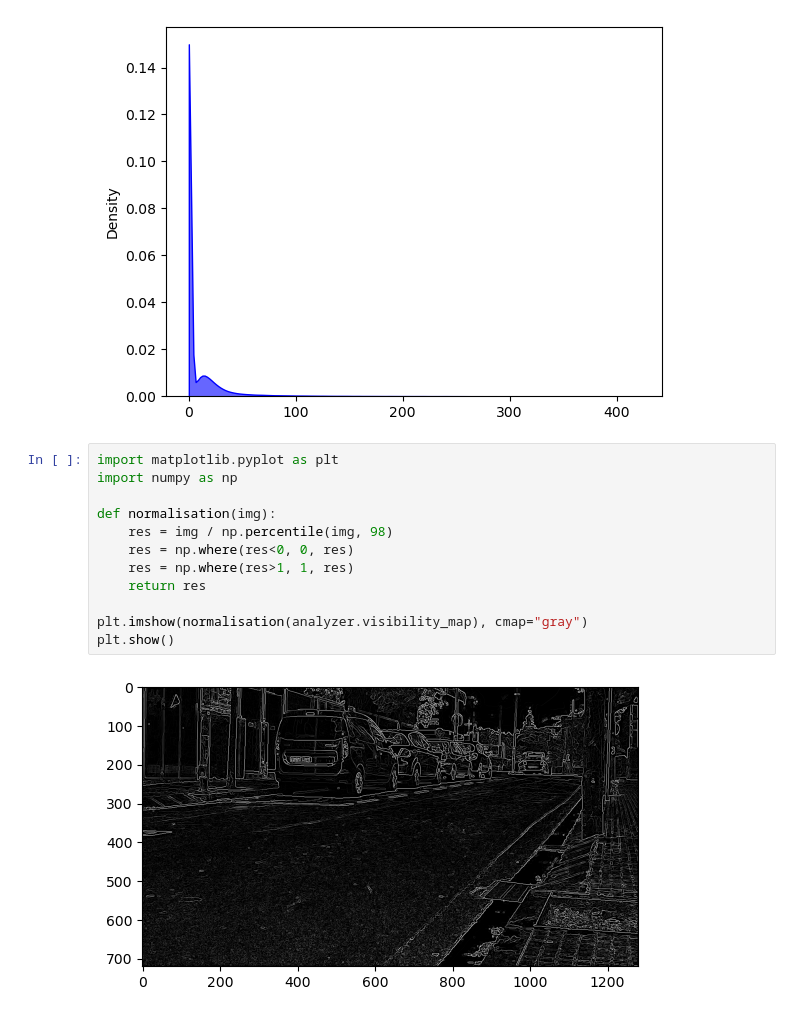
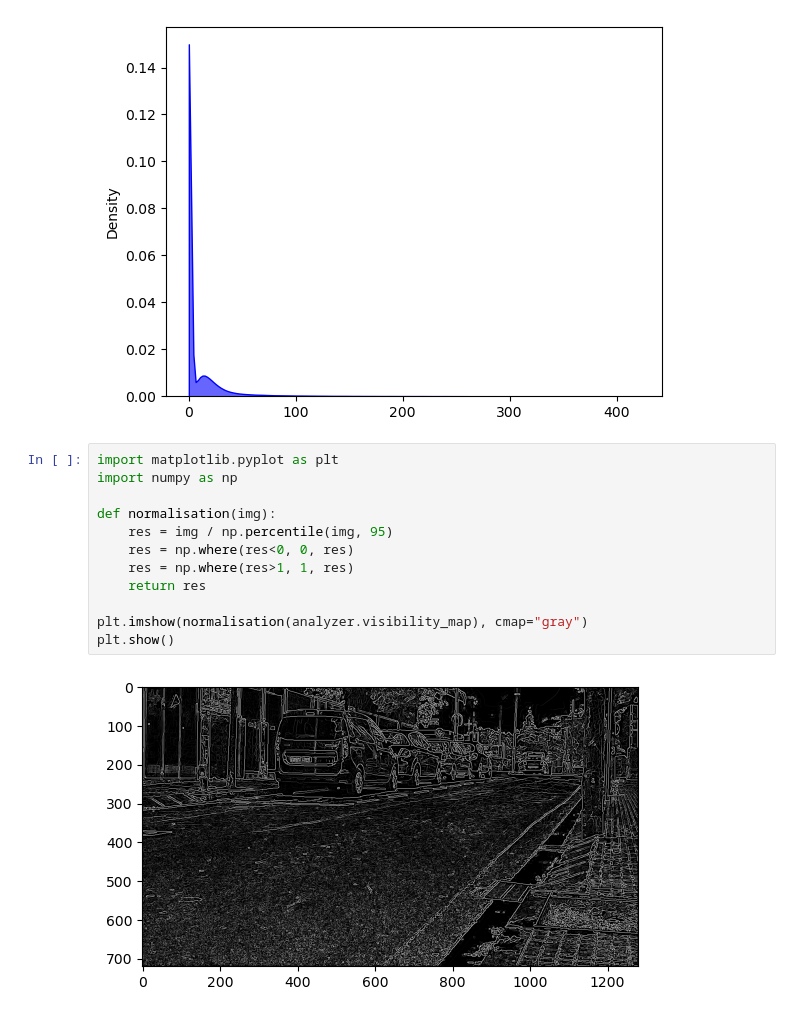
Before and after one commit to SpongeStark/intership_2025_COSYS, a Jupyter notebook: visibility.ipynb, the cells around one changed output. Saved outputs shown, nothing was run; the diff lists cells and outputs as text.

```diff
--- a/visibility.ipynb
+++ b/visibility.ipynb
@@ -39,14 +39,14 @@ plt.show()
 # %%
 import matplotlib.pyplot as plt
 import numpy as np
 
 def normalisation(img):
-    res = img / np.percentile(img, 98)
+    res = img / np.percentile(img, 95)
     res = np.where(res<0, 0, res)
     res = np.where(res>1, 1, res)
     return res
 
 plt.imshow(normalisation(analyzer.visibility_map), cmap="gray")
 plt.show()
 # %% [output]
-[figure, old version]
+[figure, new version]
```
